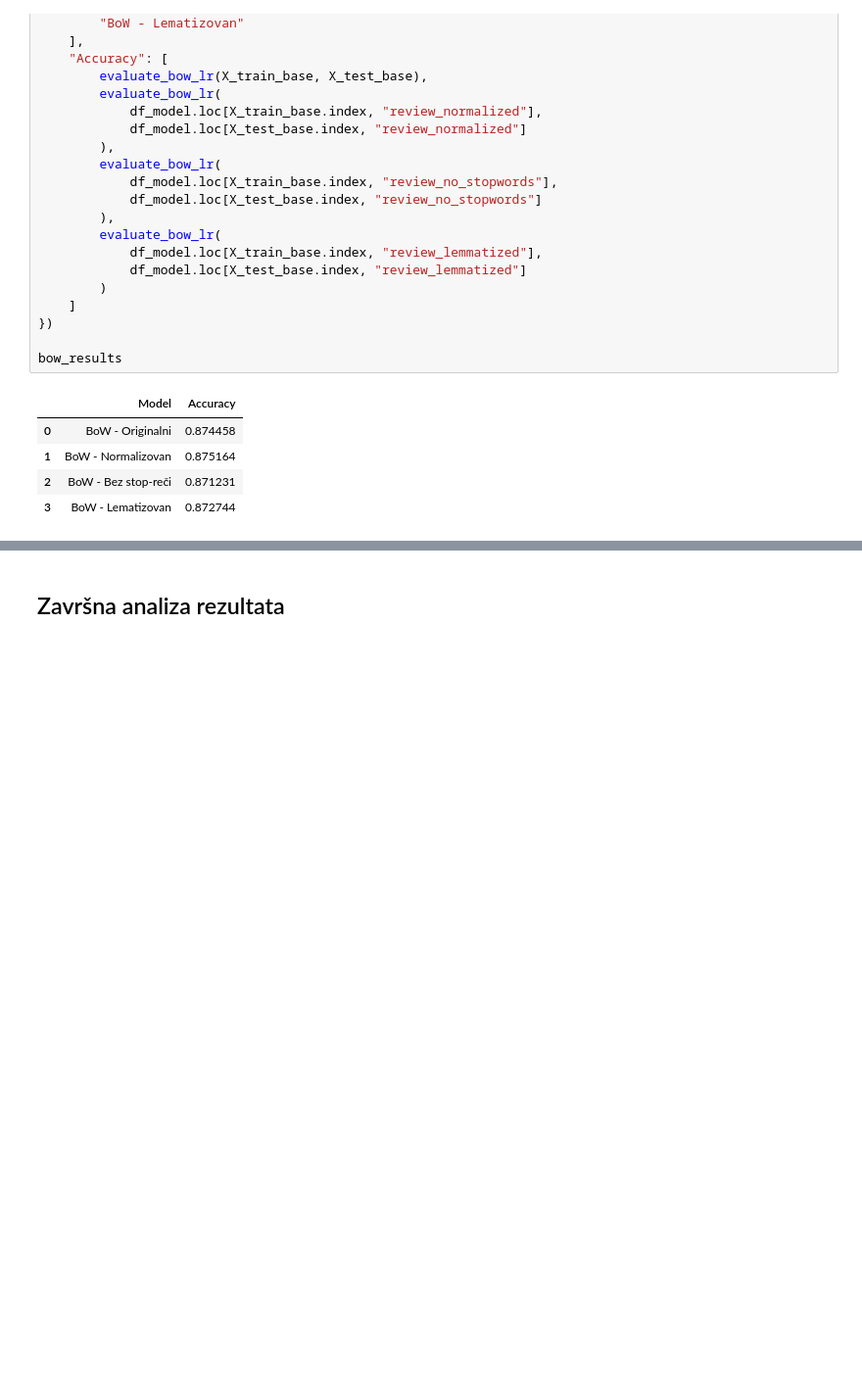
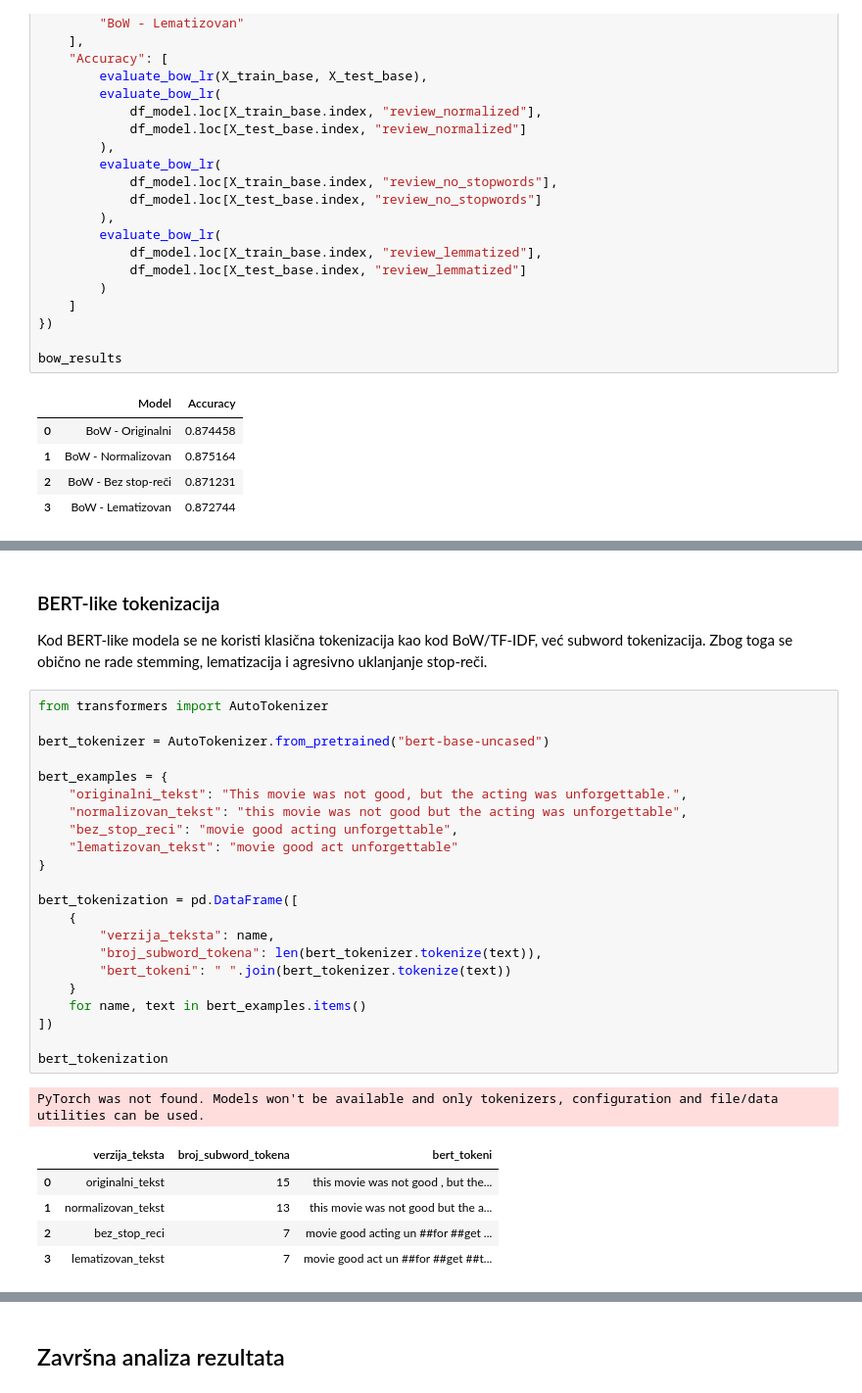
Before and after one commit to natalija529/imdb-movies, a Jupyter notebook: imdb-movies.ipynb, the cells around one changed output, grey strips where cells are left out. Shown at 98% size. Saved outputs shown, nothing was run; the diff lists cells and outputs as text; blank space fills up the shorter version.

```diff
--- a/imdb-movies.ipynb
+++ b/imdb-movies.ipynb
@@ -729,0 +808,33 @@ bow_results
+# %% [markdown]
+### BERT-like tokenizacija
+
+Kod BERT-like modela se ne koristi klasična tokenizacija kao kod BoW/TF-IDF, već subword tokenizacija. Zbog toga se obično ne rade stemming, lematizacija i agresivno uklanjanje stop-reči.
+# %%
+from transformers import AutoTokenizer
+
+bert_tokenizer = AutoTokenizer.from_pretrained("bert-base-uncased")
+
+bert_examples = {
+    "originalni_tekst": "This movie was not good, but the acting was unforgettable.",
+    "normalizovan_tekst": "this movie was not good but the acting was unforgettable",
+    "bez_stop_reci": "movie good acting unforgettable",
+    "lematizovan_tekst": "movie good act unforgettable"
+}
+
+bert_tokenization = pd.DataFrame([
+    {
+        "verzija_teksta": name,
+        "broj_subword_tokena": len(bert_tokenizer.tokenize(text)),
+        "bert_tokeni": " ".join(bert_tokenizer.tokenize(text))
+    }
+    for name, text in bert_examples.items()
+])
+
+bert_tokenization
+# %% [output]
+PyTorch was not found. Models won't be available and only tokenizers, configuration and file/data utilities can be used.
+|  | verzija_teksta | broj_subword_tokena | bert_tokeni |
+| 0 | originalni_tekst | 15 | this movie was not good , but the... |
+| 1 | normalizovan_tekst | 13 | this movie was not good but the a... |
+| 2 | bez_stop_reci | 7 | movie good acting un ##for ##get ... |
+| 3 | lematizovan_tekst | 7 | movie good act un ##for ##get ##t... |
```
Also changed, not shown: parts of 12 cells of this notebook.
